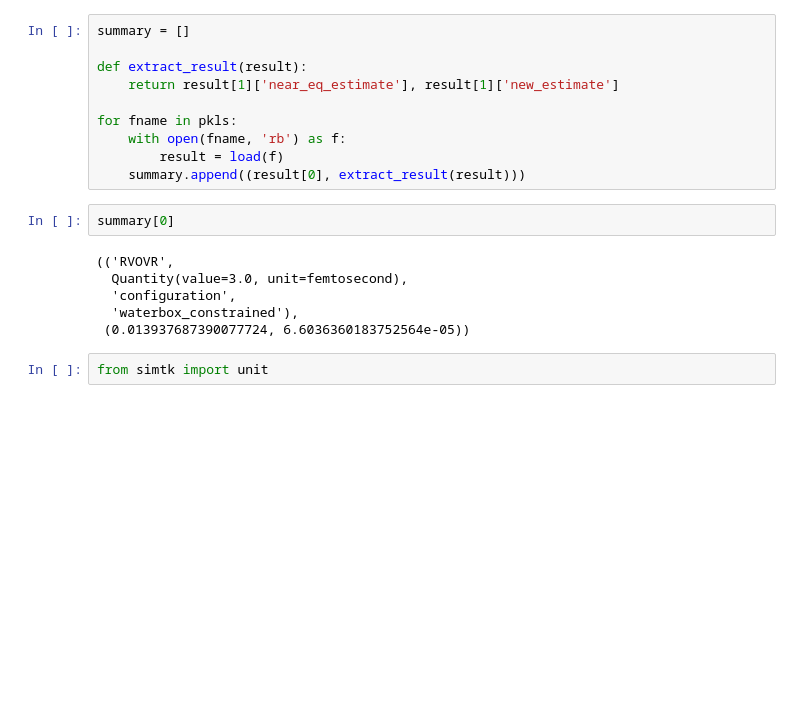
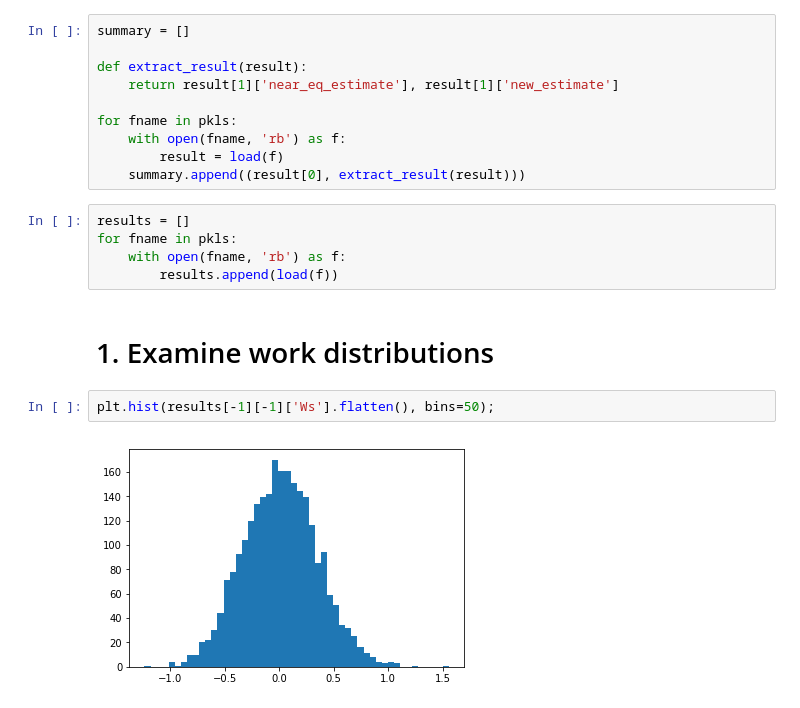
Before and after one commit to choderalab/integrator-benchmark, a Jupyter notebook: notebooks/Analyze and plot estimator comparison.ipynb, the cells around one changed output. Drawn from its saved outputs; the diff is of its cells as text; blank space fills up the shorter version.

Commit message:
Update plotting notebook
A few series of plots examining the work distributions.
Remaining to-do: include error bands on near-eq vs. exact estimate plots

```diff
--- a/notebooks/Analyze and plot estimator comparison.ipynb
+++ b/notebooks/Analyze and plot estimator comparison.ipynb
@@ -17,13 +25,14 @@ for fname in pkls:
     with open(fname, 'rb') as f:
         result = load(f)
     summary.append((result[0], extract_result(result)))
-# %%
-summary[0]
-# %% [output]
-(('RVOVR',
-  Quantity(value=3.0, unit=femtosecond),
-  'configuration',
-  'waterbox_constrained'),
- (0.013937687390077724, 6.6036360183752564e-05))
-# %%
-from simtk import unit
+# %%
+results = []
+for fname in pkls:
+    with open(fname, 'rb') as f:
+        results.append(load(f))
+# %% [markdown]
+# 1. Examine work distributions
+# %%
+plt.hist(results[-1][-1]['Ws'].flatten(), bins=50);
+# %% [output]
+[figure, added]
```
Also changed, not shown: parts of 15 cells of this notebook, 4 other files.
